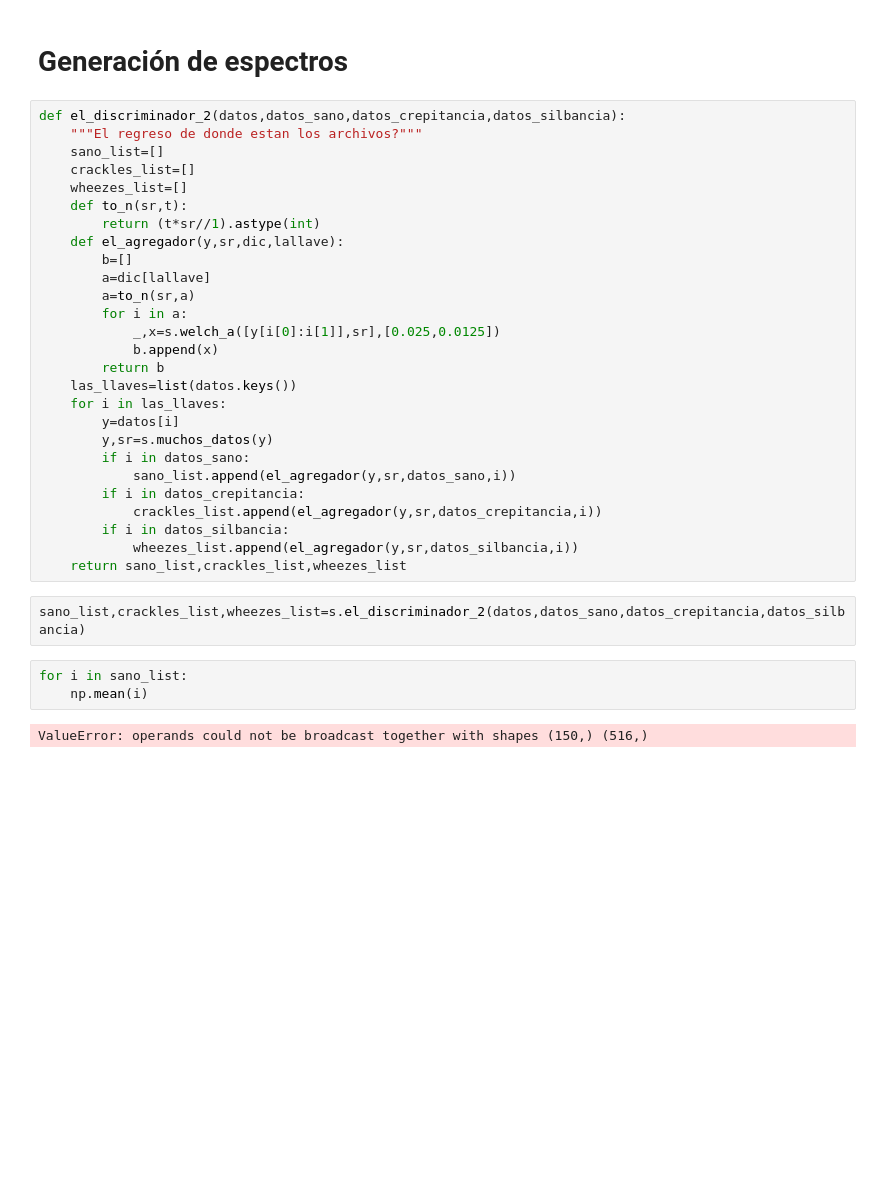
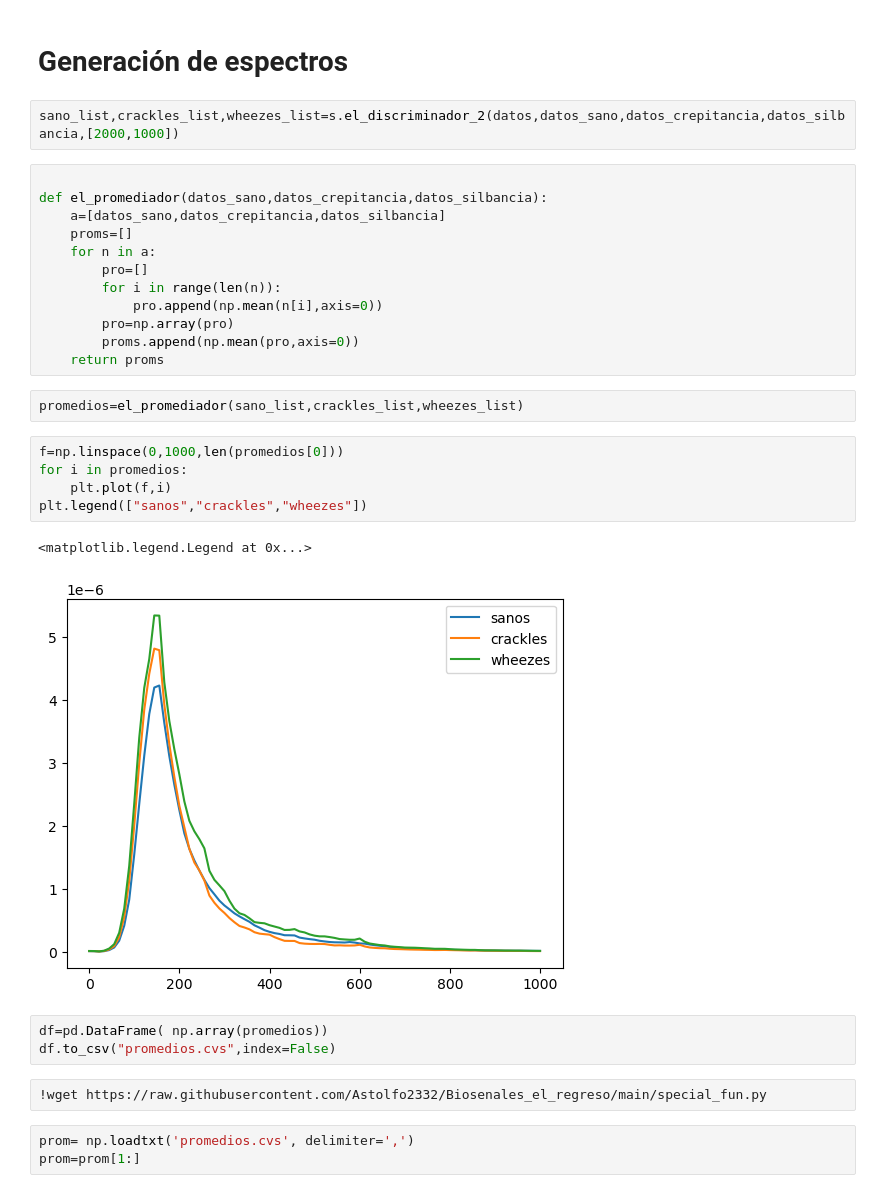
Before and after one commit to Astolfo2332/Respiratory_Difference, a Jupyter notebook: Proyecto_3_los_4GB.ipynb, the cells around one changed output. Saved outputs shown, nothing was run; the diff lists cells and outputs as text; blank space fills up the shorter version.

Commit message:
Welch me la mama

```diff
--- a/Proyecto_3_los_4GB.ipynb
+++ b/Proyecto_3_los_4GB.ipynb
@@ -71,37 +73,35 @@ Pacientes crepitancias:  336
 datos=s.sonido_probando123(lista_archivos,ruta_carpeta)
 # %% [markdown]
 # Generación de espectros
-# %%
-def el_discriminador_2(datos,datos_sano,datos_crepitancia,datos_silbancia):
-    """El regreso de donde estan los archivos?"""
-    sano_list=[]
-    crackles_list=[]
-    wheezes_list=[]
-    def to_n(sr,t):
-        return (t*sr//1).astype(int)
-    def el_agregador(y,sr,dic,lallave):
-        b=[]
-        a=dic[lallave]
-        a=to_n(sr,a)
-        for i in a:
-            _,x=s.welch_a([y[i[0]:i[1]],sr],[0.025,0.0125])
-            b.append(x)
-        return b
-    las_llaves=list(datos.keys())
-    for i in las_llaves:
-        y=datos[i]
-        y,sr=s.muchos_datos(y)
-        if i in datos_sano:
-            sano_list.append(el_agregador(y,sr,datos_sano,i))
-        if i in datos_crepitancia:
-            crackles_list.append(el_agregador(y,sr,datos_crepitancia,i))
-        if i in datos_silbancia:
-            wheezes_list.append(el_agregador(y,sr,datos_silbancia,i))
-    return sano_list,crackles_list,wheezes_list
 # %%
-sano_list,crackles_list,wheezes_list=s.el_discriminador_2(datos,datos_sano,datos_crepitancia,datos_silbancia)
+sano_list,crackles_list,wheezes_list=s.el_discriminador_2(datos,datos_sano,datos_crepitancia,datos_silbancia,[2000,1000])
-# %%
-for i in sano_list:
-    np.mean(i)
-# %% [output]
-ValueError: operands could not be broadcast together with shapes (150,) (516,)
+# %%
+
+def el_promediador(datos_sano,datos_crepitancia,datos_silbancia):
+    a=[datos_sano,datos_crepitancia,datos_silbancia]
+    proms=[]
+    for n in a:
+        pro=[]
+        for i in range(len(n)):
+            pro.append(np.mean(n[i],axis=0))
+        pro=np.array(pro)
+        proms.append(np.mean(pro,axis=0))
+    return proms
+# %%
+promedios=el_promediador(sano_list,crackles_list,wheezes_list)
+# %%
+f=np.linspace(0,1000,len(promedios[0]))
+for i in promedios:
+    plt.plot(f,i)
+plt.legend(["sanos","crackles","wheezes"])
+# %% [output]
+<matplotlib.legend.Legend at 0x...>
+[figure, added]
+# %%
+df=pd.DataFrame( np.array(promedios))
+df.to_csv("promedios.cvs",index=False)
+# %%
+!wget https://raw.githubusercontent.com/Astolfo2332/Biosenales_el_regreso/main/special_fun.py
+# %%
+prom= np.loadtxt('promedios.cvs', delimiter=',')
+prom=prom[1:]
```
Also changed, not shown: parts of 3 cells of this notebook, 3 other files.
